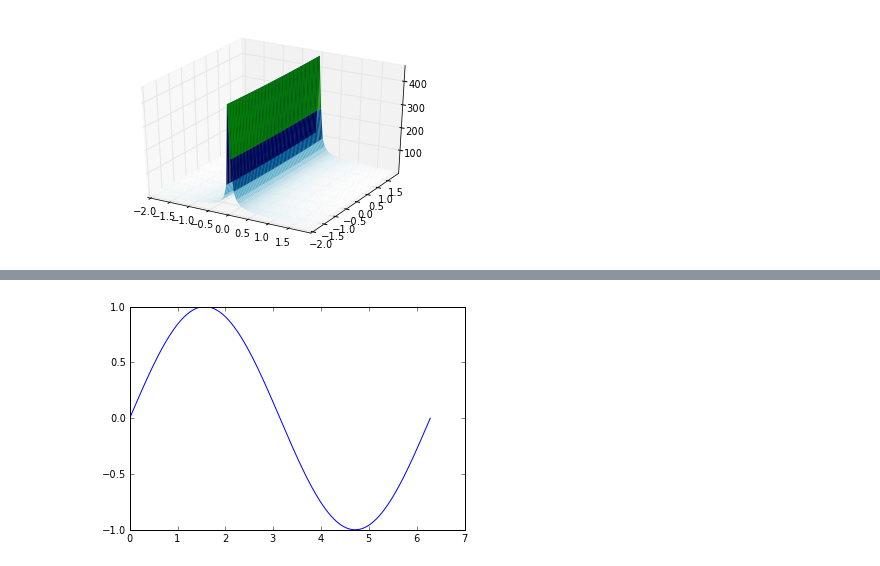
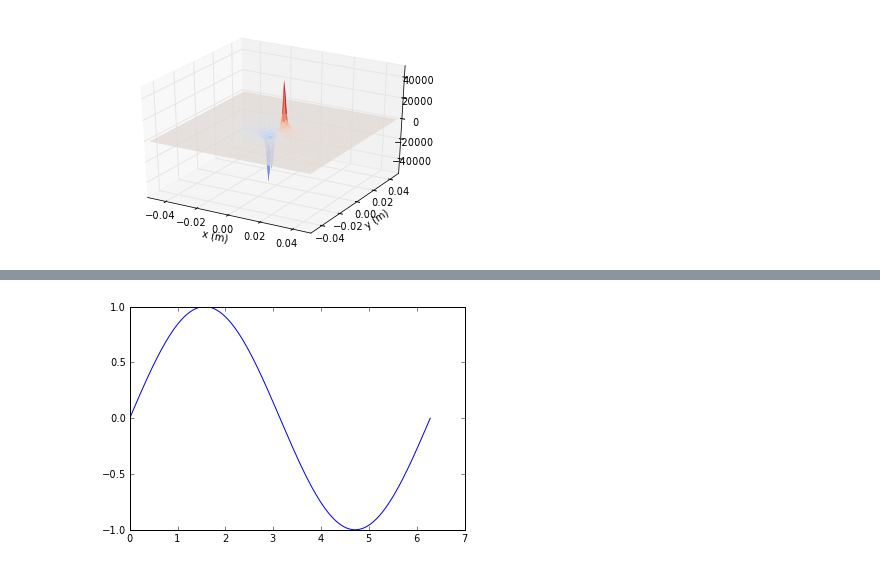
Before and after one commit to dgelfer/PHYS20213, a Jupyter notebook: Week4/April_25_notes.ipynb, the cells around one changed output, grey strips where cells are left out. Cells and saved outputs as stored; diff of their text form; code cells hidden in the pictures.

```diff
--- a/Week4/April_25_notes.ipynb
+++ b/Week4/April_25_notes.ipynb
@@ -3,12 +13,19 @@ from Electrostatics import *
+# %%
+x,y = meshgrid(arange(-0.05,0.0501,0.0011), arange(-0.05,0.0501,0.0011))
+q1 = -2.e-9 #coulombs
+xp = 0.; yp = -0.005 #position of  q1 in meters
+qd = 3.e-9 # coulombs
+d = 0.01 #dipole seperation in meters
+Vtotal = pointPotential(x,y,q1,xp,yp) + dipolePotential(x,y,qd,d)
+#Vtotal = pointPotential(x,y,q1,xp,yp)
 # %%
 from mpl_toolkits.mplot3d import Axes3D
-dx = 0.06
-dy = 0.06
-x = arange(-2.,2.,dx)
-y = arange(-2.,2.,dy)
-X,Y =  meshgrid(x,y)
+
 fig = figure()
 ax = fig.gca(projection='3d')
-p = ax.plot_surface(X, Y, pointPotential(X,Y,1e-9,0.,0.5) + dipolePotential(X,Y,1e-9,1), rstride=1, cstride=1, linewidth=0, cmap=cm.ocean_r)
+p = ax.plot_surface(x,y,Vtotal, rstride=1, cstride=1, linewidth=0, cmap=cm.coolwarm)
+xlabel('x (m)')
+ylabel('y (m)')
+show()
 # %% [output]
-[figure, old version]
+[figure, new version]
```
Also changed, not shown: parts of 7 cells of this notebook, 1 other file.
